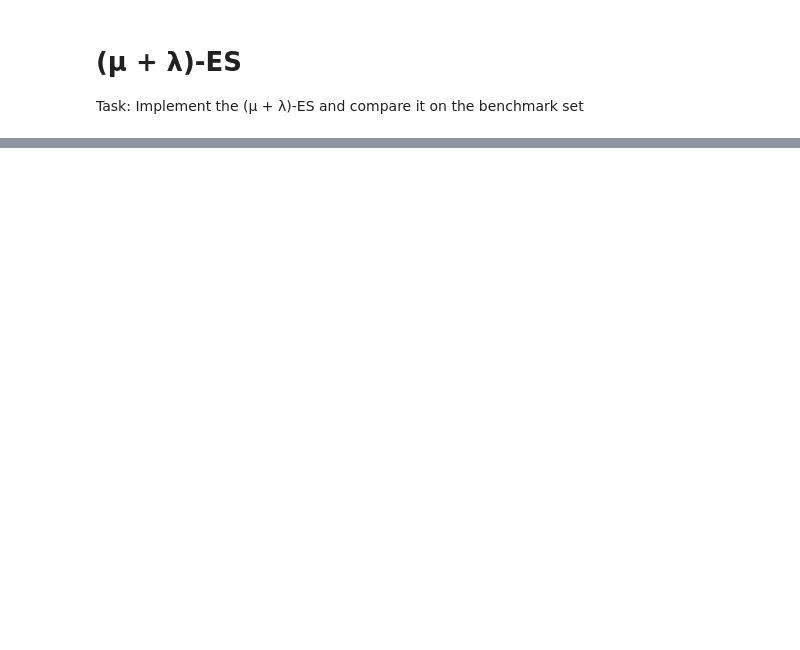
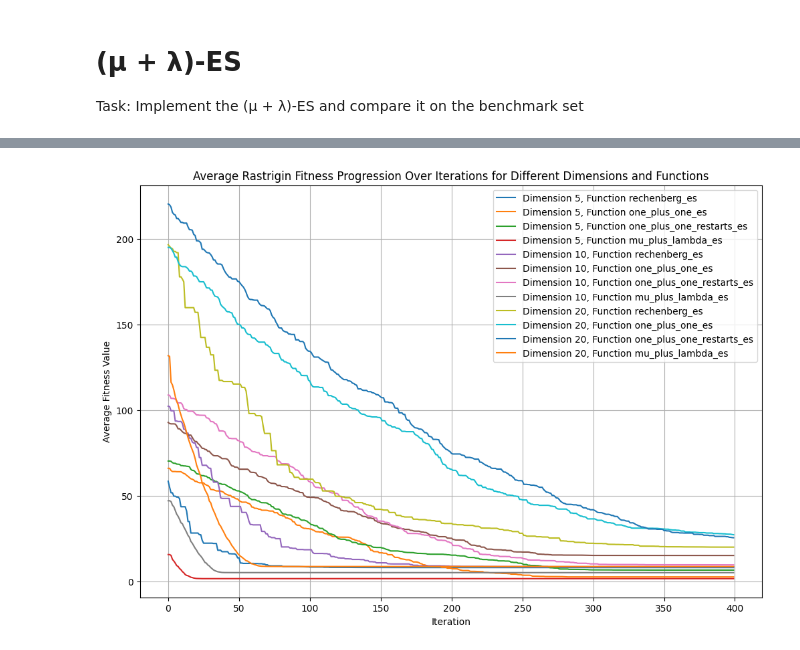
Before and after one commit to kenoc1/evolution-strategies, a Jupyter notebook: notebooks/E4.ipynb, the cells around one changed output, grey strips where cells are left out. Saved outputs shown, nothing was run; the diff lists cells and outputs as text; code cells hidden in the pictures; blank space fills up the shorter version.

```diff
--- a/notebooks/E4.ipynb
+++ b/notebooks/E4.ipynb
@@ -226,0 +226,4 @@ plot_average_fitness_progression(fitness_logs, dimensions)
+# %%
+plot_average_fitness_progression(fitness_logs, dimensions, fittype='Rastrigin')
+# %% [output]
+[figure, added]
```
Also changed, not shown: parts of 4 cells of this notebook.
